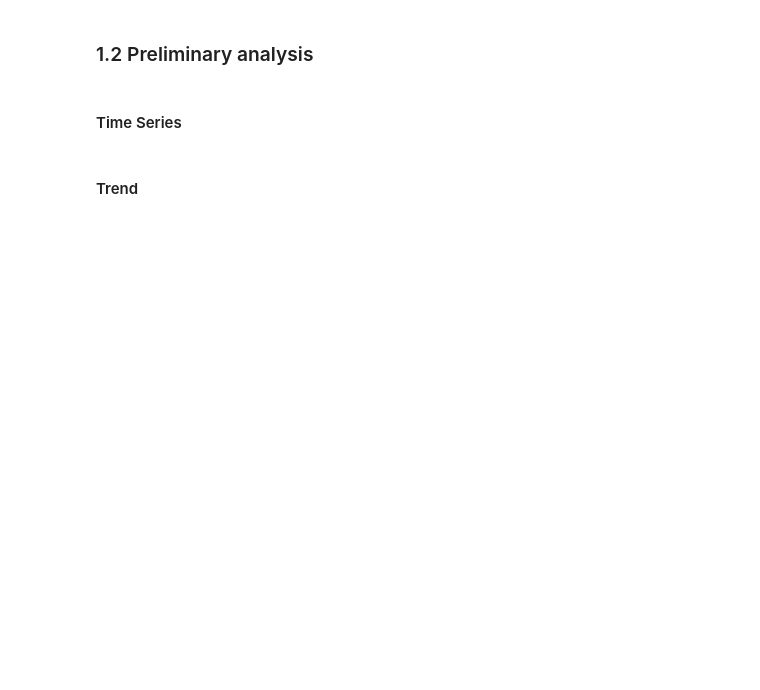
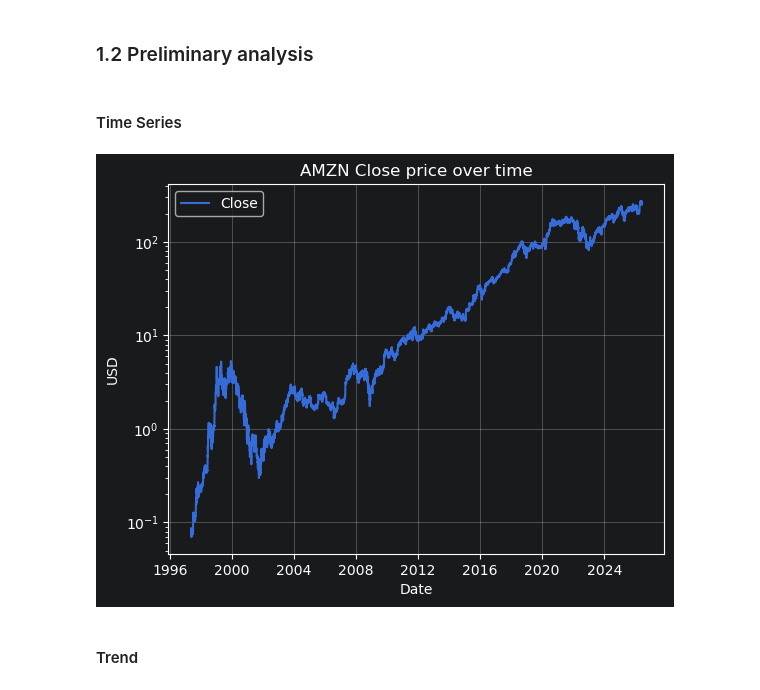
Before and after one commit to druidmentalized/MIWTutorials, a Jupyter notebook: Project5/recurrent_network.ipynb, the cells around one changed output. Saved outputs shown, nothing was run; the diff lists cells and outputs as text; code cells hidden in the pictures; blank space fills up the shorter version.

Commit message:
feat: tune a project to have faster learning times, make points 5 & 6

```diff
--- a/Project5/recurrent_network.ipynb
+++ b/Project5/recurrent_network.ipynb
@@ -51,7 +59,9 @@ print(f"Test:  {df_test['Date'].min().date()} -> {df_test['Date'].max().date()},
 # %% [markdown]
 #### Time Series
 # %%
-plan_time_series(df)
+plot_time_series(df)
+# %% [output]
+[figure, added]
 # %% [markdown]
 #### Trend
 # %%
```
Also changed, not shown: parts of 23 cells of this notebook, 2 other files.
